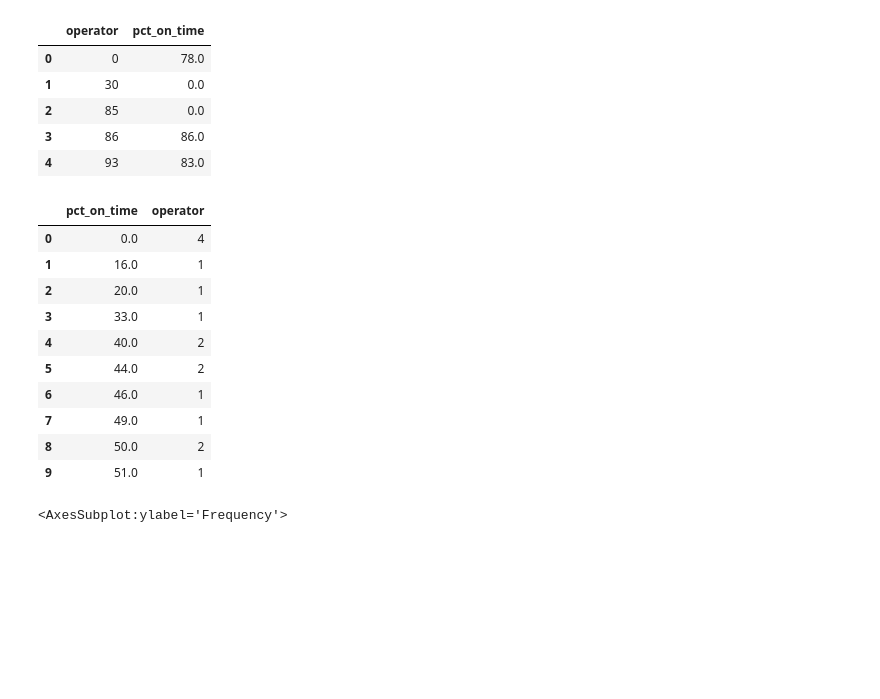
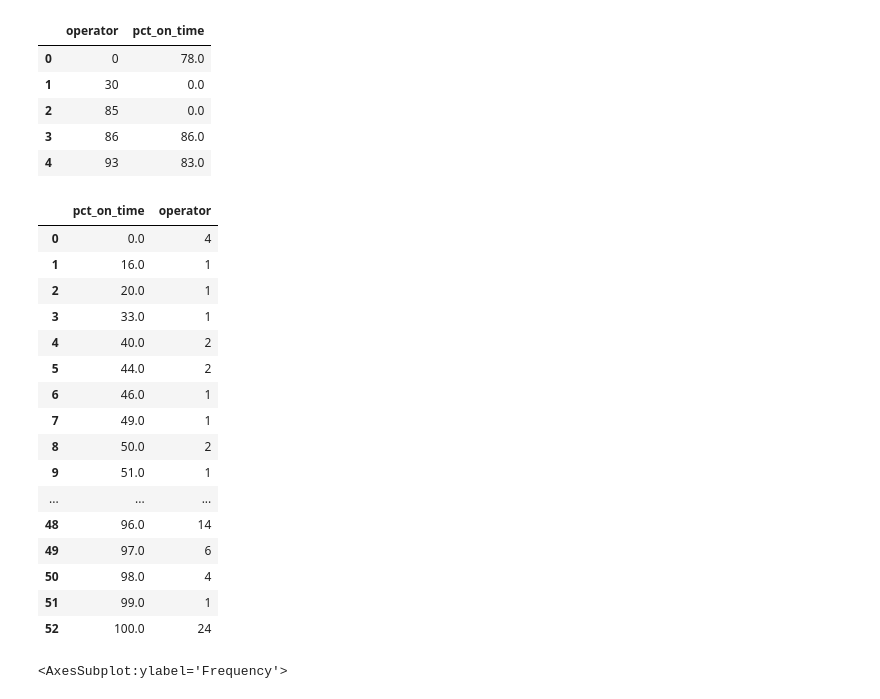
Before and after one commit to NSS-Data-Analytics-Cohort-7/wego-shut_up_and_take_my_query, a Jupyter notebook: notebooks/wego_five_otp.ipynb, the cells around one changed output. Drawn from its saved outputs; the diff is of its cells as text; code cells hidden in the pictures; blank space fills up the shorter version.

```diff
--- a/notebooks/wego_five_otp.ipynb
+++ b/notebooks/wego_five_otp.ipynb
@@ -7,8 +7,8 @@ import matplotlib.pyplot as plt
 import seaborn as sns
 %matplotlib inline
 # %%
-#df = pd.read_csv(r"C:\Users\jhank\Desktop\DA7\Projects\wego-shut_up_and_take_my_query\data\Headway Data.csv")
-df = pd.read_csv(r"/home/jwhankins177/projects/wego/data/Headway Data.csv")
+df = pd.read_csv(r"C:\Users\jhank\Desktop\DA7\Projects\wego-shut_up_and_take_my_query\data\Headway Data.csv")
+#df = pd.read_csv(r"/home/jwhankins177/projects/wego/data/Headway Data.csv")
 # %%
 df.tail(10)
 # %% [output]
@@ -130,6 +130,8 @@ time_gb.head()
 Add column with avg on time rate
 # %%
 time_gb['pct_on_time'] = round((time_gb['ontime']/time_gb['total'])*100,0)
+# %%
+time_gb['pct_on_time_5'] = round((time_gb['ontime']/time_gb['total'])*100,5)
 # %%
 time_gb.head(20)
 # %% [output]
@@ -176,19 +178,25 @@ time_pct.head()
 # %%
 time_pct = time_gb.groupby(['pct_on_time'],as_index = False)['operator'].count()
 # %%
-time_pct.head(10)
+time_pct.head(100)
 # %% [output]
 |  | pct_on_time | operator |
 | 0 | 0.0 | 4 |
 | 1 | 16.0 | 1 |
 | 2 | 20.0 | 1 |
 | 3 | 33.0 | 1 |
 | 4 | 40.0 | 2 |
 | 5 | 44.0 | 2 |
 | 6 | 46.0 | 1 |
 | 7 | 49.0 | 1 |
 | 8 | 50.0 | 2 |
 | 9 | 51.0 | 1 |
+| ... | ... | ... |
+| 48 | 96.0 | 14 |
+| 49 | 97.0 | 6 |
+| 50 | 98.0 | 4 |
+| 51 | 99.0 | 1 |
+| 52 | 100.0 | 24 |
 # %%
 time_pct['pct_on_time'].plot(kind='hist')
 # %% [output]
```
Also changed, not shown: parts of 6 cells of this notebook, 2 other files.
